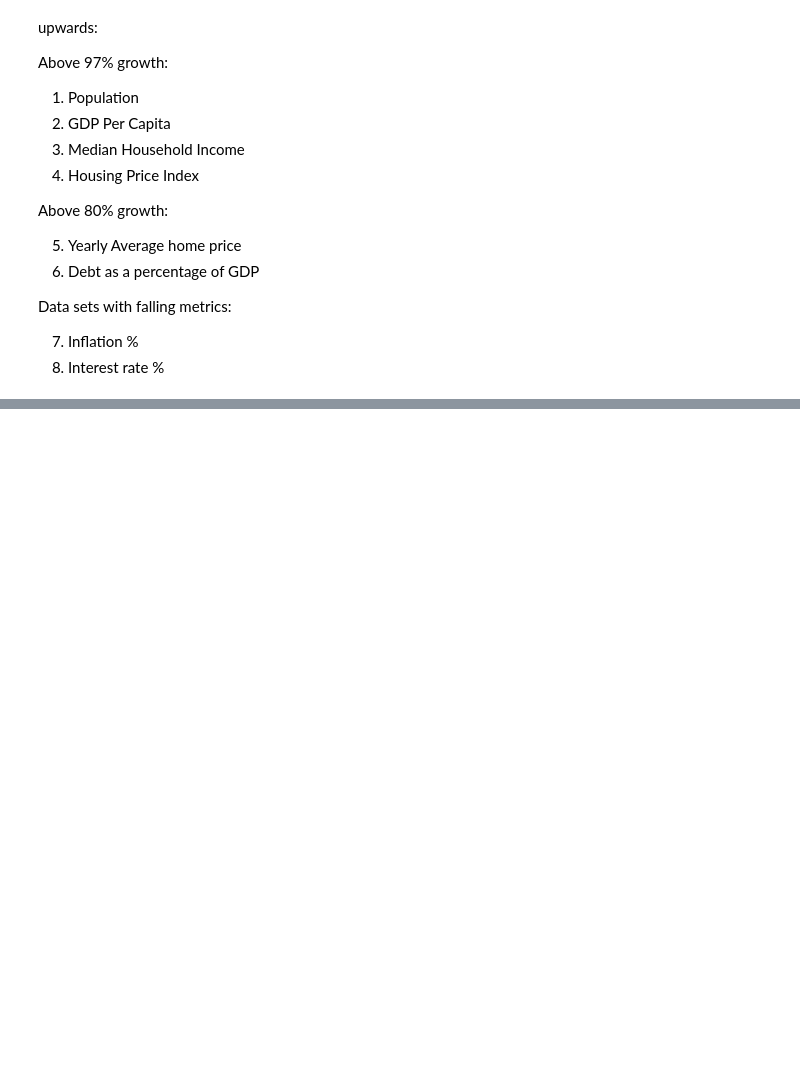
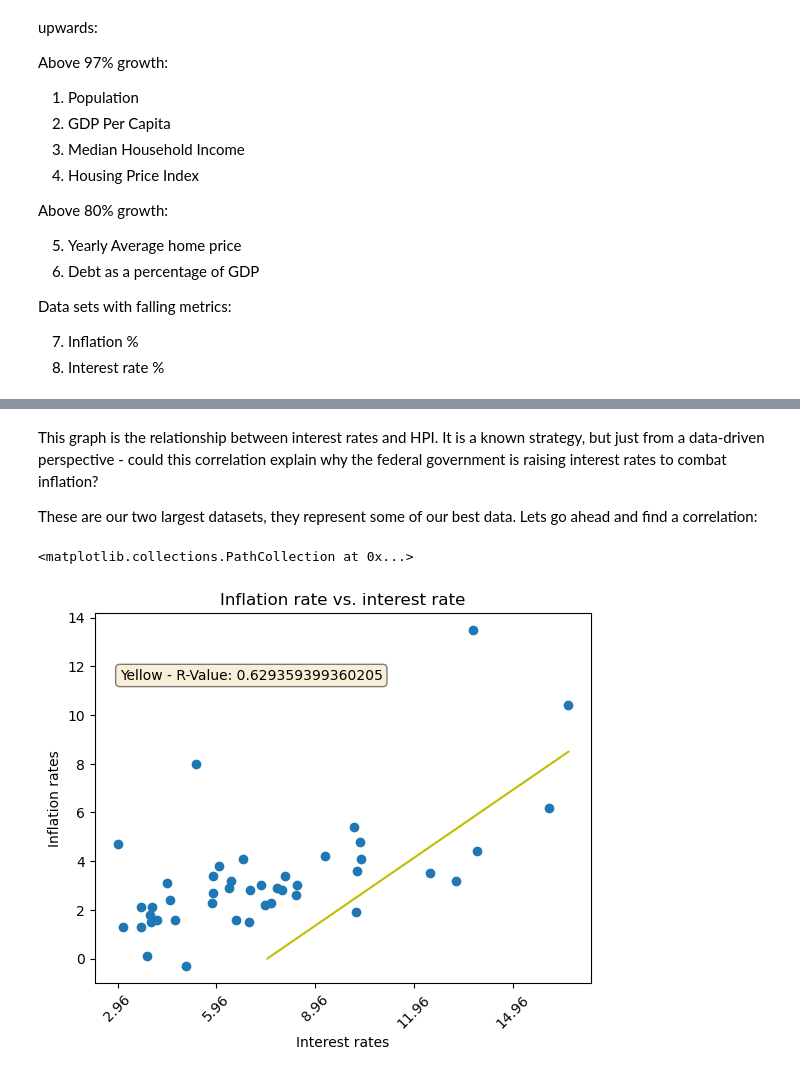
Before and after one commit to mmikul2/D195-Capstone, a Jupyter notebook: Capstone.ipynb, the cells around one changed output, grey strips where cells are left out. Saved outputs shown, nothing was run; the diff lists cells and outputs as text; code cells hidden in the pictures; blank space fills up the shorter version.

```diff
--- a/Capstone.ipynb
+++ b/Capstone.ipynb
@@ -548,0 +543,40 @@ plt.plot(metrics.year,metrics.hpi2000base)
+# %% [markdown]
+This graph is the relationship between interest rates and HPI. It is a known strategy, but just from a data-driven perspective - could this correlation explain why the federal government is raising interest rates to combat inflation?
+
+These are our two largest datasets, they represent some of our best data. Lets go ahead and find a correlation:
+# %%
+ii = pd.concat([m1, m5], axis=1)
+ii = ii.drop(columns = 'year')
+ii = ii.dropna()
+lin = scipy.stats.linregress(ii.interestrates,ii.inflationrate)
+r_val = lin.rvalue
+
+meanx = mean(ii.interestrates)
+meany = mean(ii.inflationrate)
+minx = min(ii.interestrates)
+miny = min(ii.inflationrate)
+maxx = max(ii.interestrates)
+maxy = max(ii.inflationrate)
+xdf = meanx
+ydf = (maxy *r_val)
+
+textstr = 'Yellow - R-Value: {}'.format(r_val)
+props = dict(boxstyle='round', facecolor='wheat', alpha=0.5)
+
+fig, ax = plt.subplots()
+plt.title('Inflation rate vs. interest rate')
+plt.xlabel('Interest rates')
+plt.ylabel('Inflation rates')
+plt.xticks(np.arange(minx, maxx, 3))
+plt.xticks(rotation=45)
+ax.text(0.05, 0.85, textstr, transform=ax.transAxes, fontsize=10,
+        verticalalignment='top', bbox=props,)
+
+x1 = np.linspace(meanx, maxx, 50) #linspace to extend our lines
+y1 = np.linspace(0, r_val*maxy, 50)
+plt.plot(x1, y1, c = 'y')
+
+plt.scatter(ii['interestrates'],ii['inflationrate'])
+# %% [output]
+<matplotlib.collections.PathCollection at 0x...>
+[figure, added]
```
Also changed, not shown: parts of 24 cells of this notebook, 1 other file.
